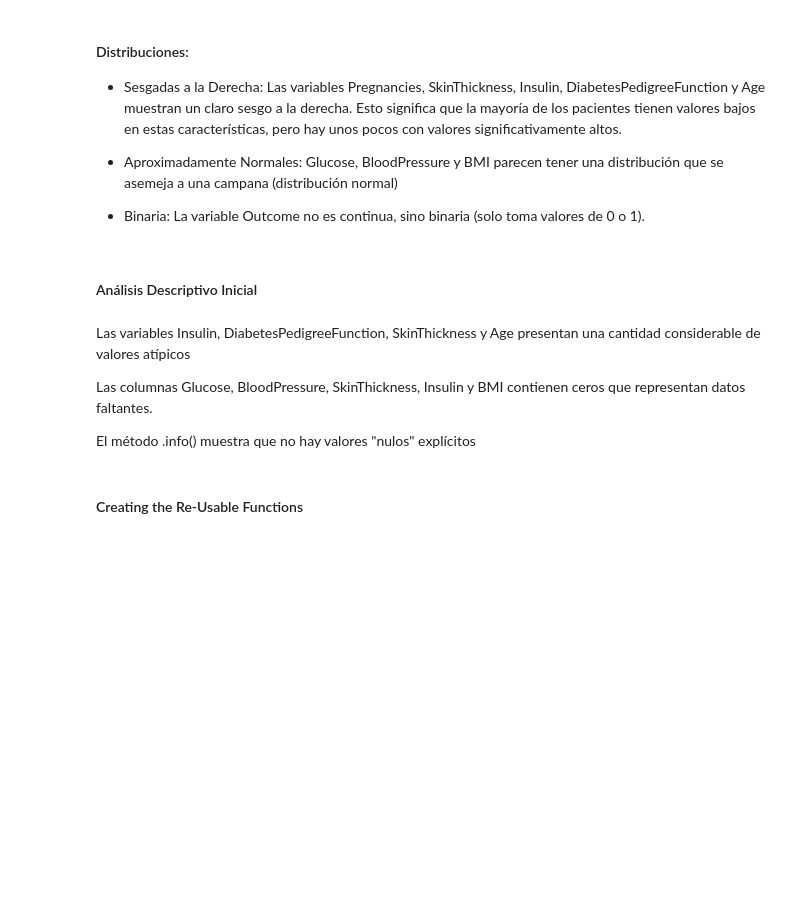
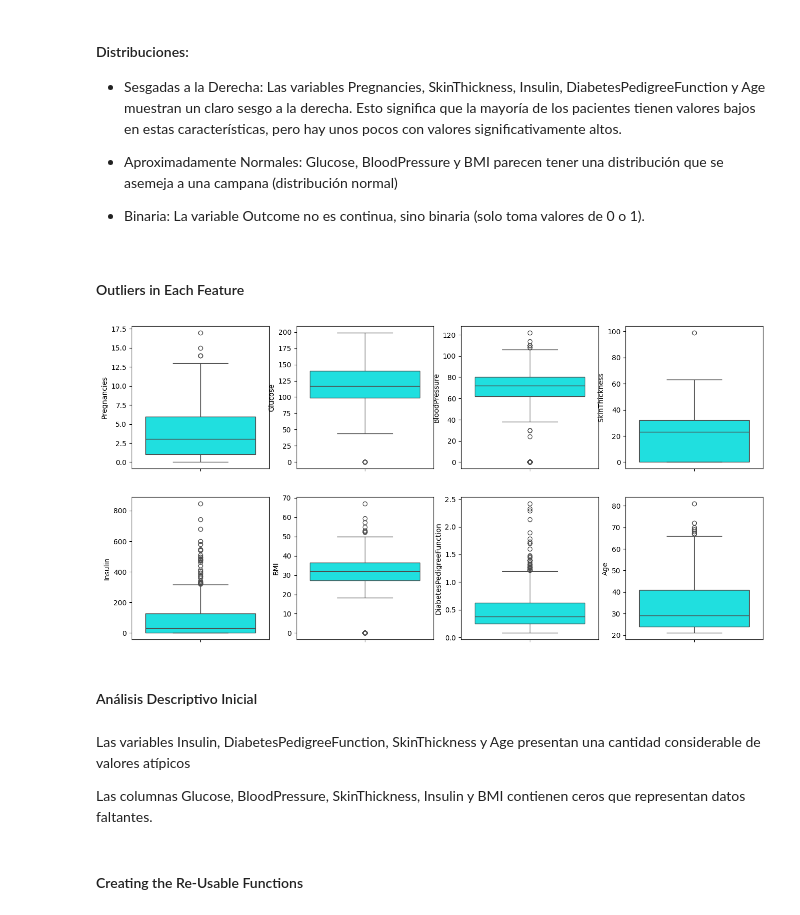
Before and after one commit to Adiel-Delgado/UseCase_Unit_II, a Jupyter notebook: UseCase_Unit_II.ipynb, the cells around one changed output. Drawn from its saved outputs; the diff is of its cells as text; code cells hidden in the pictures; blank space fills up the shorter version.

```diff
--- a/UseCase_Unit_II.ipynb
+++ b/UseCase_Unit_II.ipynb
@@ -75,14 +85,24 @@ array([[<Axes: title={'center': 'Pregnancies'}>,
 -   Aproximadamente Normales: Glucose, BloodPressure y BMI parecen tener una distribución que se asemeja a una campana (distribución normal)
 
 -   Binaria: La variable Outcome no es continua, sino binaria (solo toma valores de 0 o 1).
+# %% [markdown]
+#### Outliers in Each Feature
+# %%
+features = ['Pregnancies', 'Glucose', 'BloodPressure', 'SkinThickness', 'Insulin',
+       'BMI', 'DiabetesPedigreeFunction', 'Age']
+
+plt.figure(figsize=(16,8))
+for i in enumerate(features):
+    plt.subplot(2,4,i[0]+1)
+    sns.boxplot(df[i[1]], color='cyan')
+# %% [output]
+[figure, added]
 # %% [markdown]
 #### Análisis Descriptivo Inicial
 # %% [markdown]
 Las variables Insulin, DiabetesPedigreeFunction, SkinThickness y Age presentan una cantidad considerable de valores atípicos
 
 Las columnas Glucose, BloodPressure, SkinThickness, Insulin y BMI contienen ceros que representan datos faltantes.
-
-El método .info() muestra que no hay valores "nulos" explícitos
 # %% [markdown]
 #### Creating the Re-Usable Functions
 # %%
```
Also changed, not shown: parts of 83 cells of this notebook, 2 other files.
